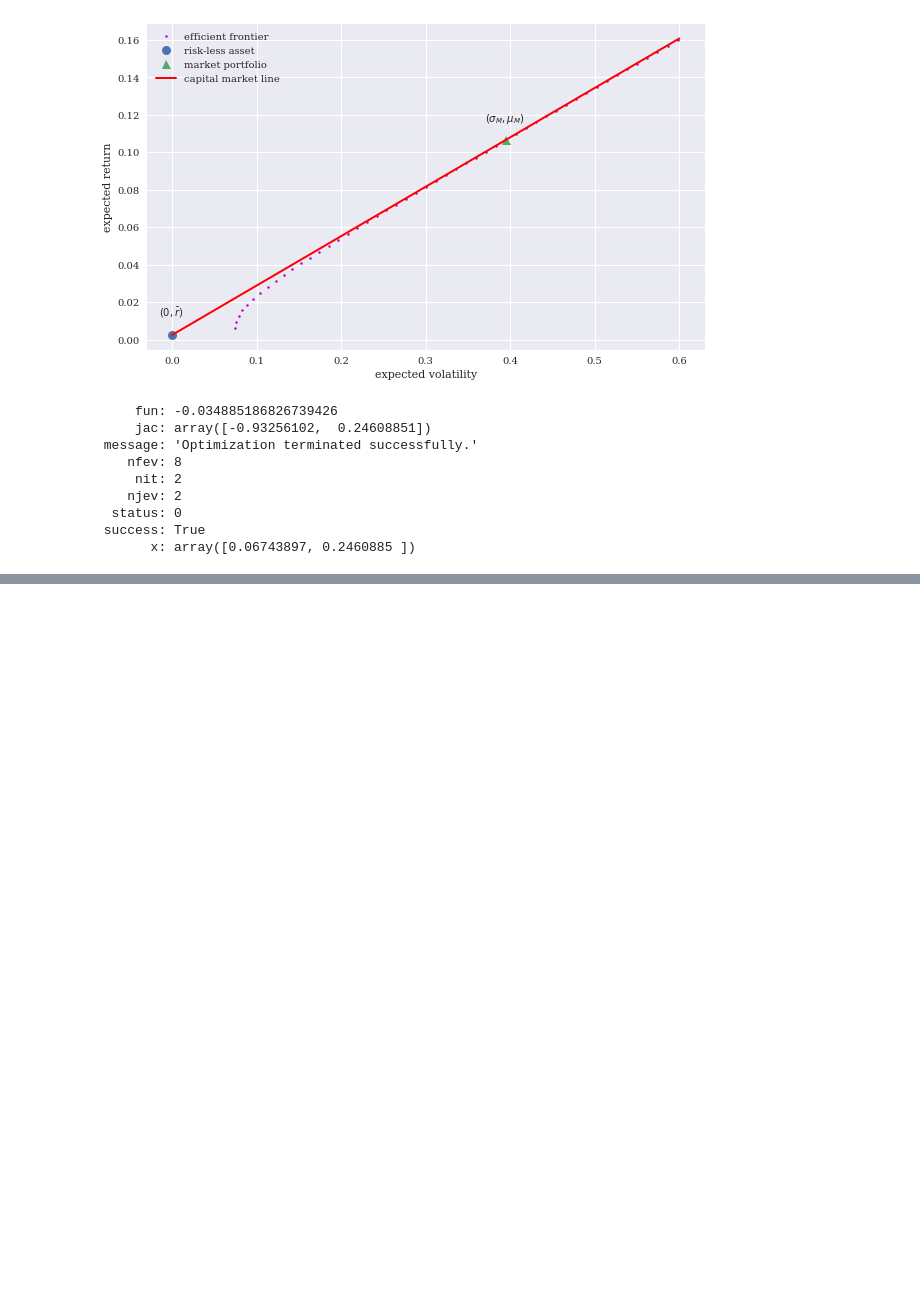
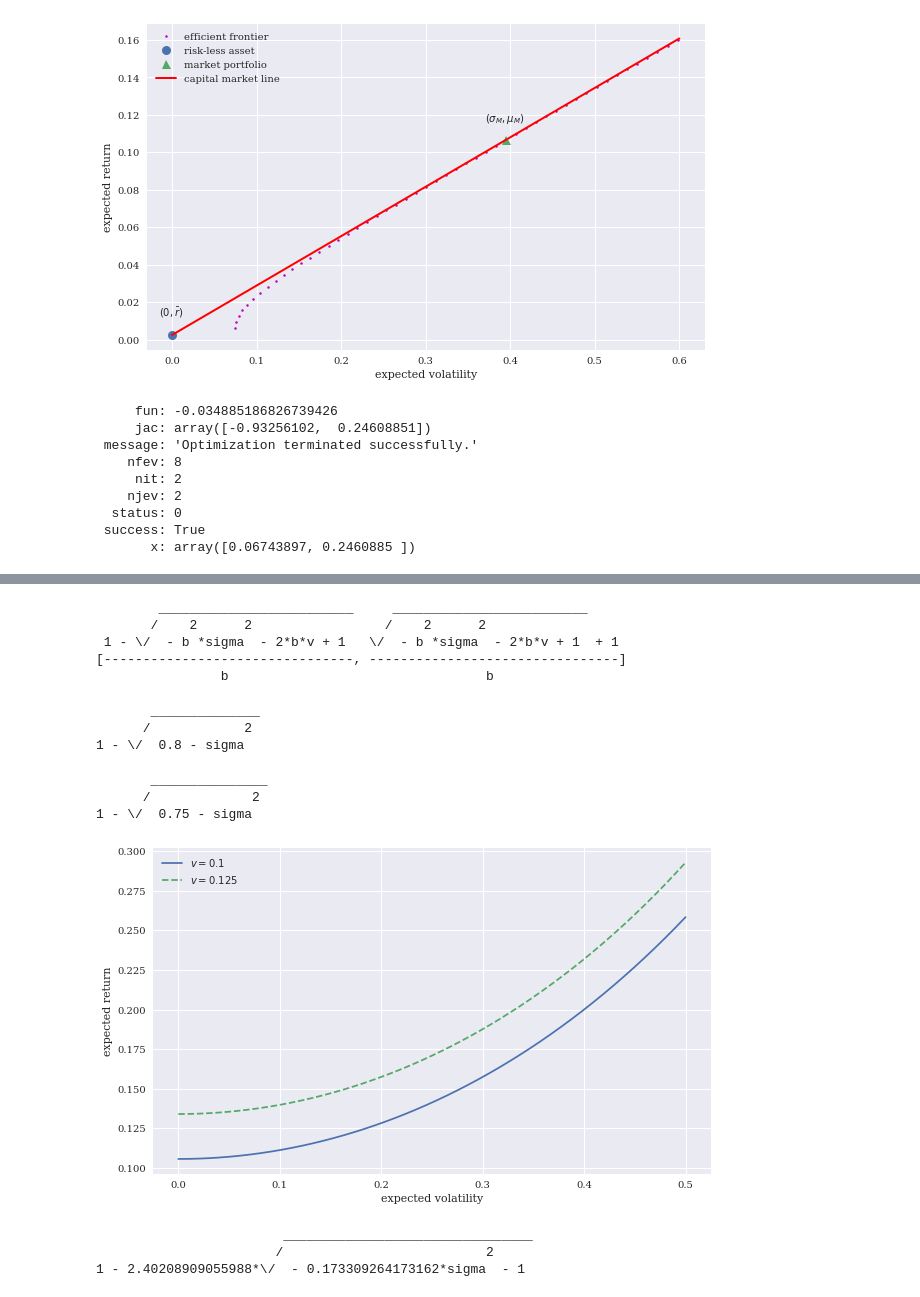
Before and after one commit to michaelsyao/AI_in_Finance, a Jupyter notebook: 03_normative_finance.ipynb, the cells around one changed output, grey strips where cells are left out. Cells and saved outputs as stored; diff of their text form; code cells hidden in the pictures; blank space fills up the shorter version.

```diff
--- a/03_normative_finance.ipynb
+++ b/03_normative_finance.ipynb
@@ -424,0 +440,46 @@ init_printing(use_unicode=False, use_latex=False)
+# %%
+sol = solve('mu - b / 2 * (sigma ** 2 + mu ** 2) - v', mu)
+sol
+# %% [output]
+        _________________________     _________________________
+       /    2      2                 /    2      2
+ 1 - \/  - b *sigma  - 2*b*v + 1   \/  - b *sigma  - 2*b*v + 1  + 1
+[--------------------------------, --------------------------------]
+                b                                 b
+# %%
+u1 = sol[0].subs({'b': 1, 'v': 0.1})
+u1
+# %% [output]
+       ______________
+      /            2
+1 - \/  0.8 - sigma
+# %%
+u2 = sol[0].subs({'b': 1, 'v': 0.125})
+u2
+# %% [output]
+       _______________
+      /             2
+1 - \/  0.75 - sigma
+# %%
+f1 = lambdify(sigma, u1)
+f2 = lambdify(sigma, u2)
+# %%
+sigma_ = np.linspace(0.0, 0.5)
+u1_ = f1(sigma_)
+u2_ = f2(sigma_)
+# %%
+plt.figure(figsize=(10, 6))
+plt.plot(sigma_, u1_, label='$v=0.1$')
+plt.plot(sigma_, u2_, '--', label='$v=0.125$')
+plt.xlabel('expected volatility')
+plt.ylabel('expected return')
+plt.legend();
+# %% [output]
+[figure, added]
+# %%
+u = sol[0].subs({'b': 1, 'v': -opt['fun']})
+u
+# %% [output]
+                        ________________________________
+                       /                          2
+1 - 2.40208909055988*\/  - 0.173309264173162*sigma  - 1
```
Also changed, not shown: parts of 26 cells of this notebook.
